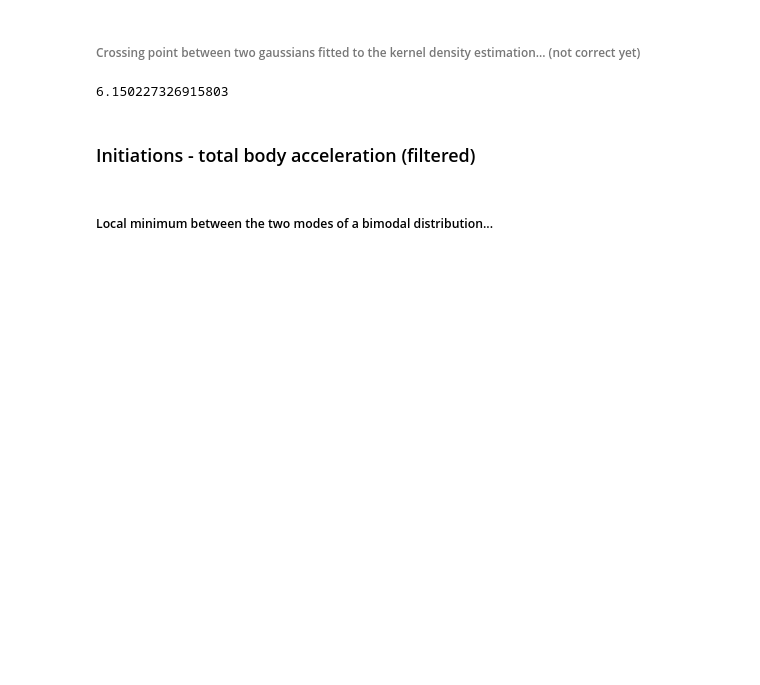
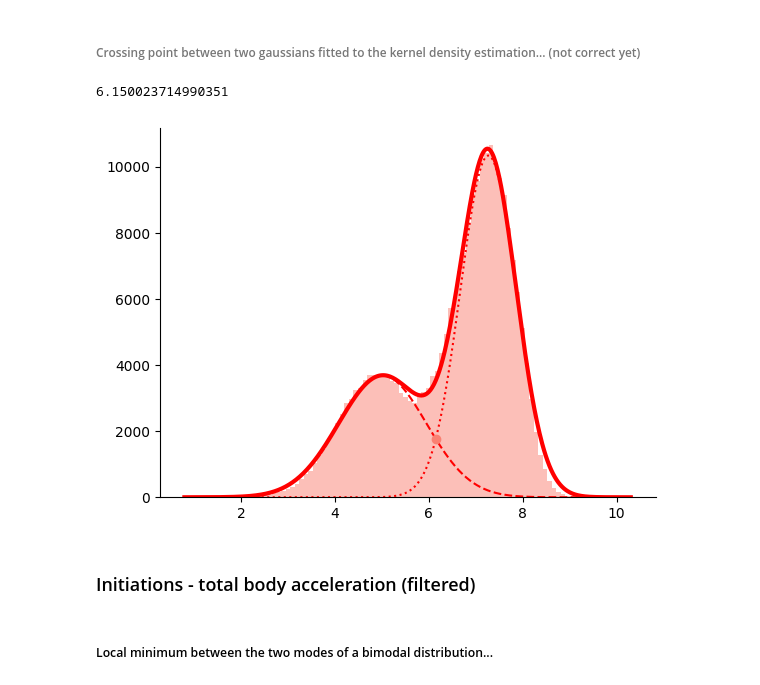
Before and after one commit to DiogoMeloNPU/eurDyscover_open_field_analysis, a Jupyter notebook: Single_session_analysis.ipynb, the cells around one changed output. Drawn from its saved outputs; the diff is of its cells as text; code cells hidden in the pictures; blank space fills up the shorter version.

```diff
--- a/Single_session_analysis.ipynb
+++ b/Single_session_analysis.ipynb
@@ -1177,43 +1209,46 @@ import pandas as pd
 from scipy.optimize import curve_fit
 from shapely.geometry import LineString
 
-y,x,_=plt.hist(np.log(df_acceldata_accel['Total_accel']), bins=100, color='lightblue')
+y,x,_=plt.hist(np.log(df_timestamps_accel_interpolation['Total_accel']), bins=100, color='salmon', alpha = 0.5)
 
 x=(x[1:]+x[:-1])/2
 
 def gauss(x, mu, sigma, A):
     return A*np.exp(-(x-mu)**2/2/sigma**2)
 
 def bimodal(x, mu1, sigma1, A1, mu2, sigma2, A2):
     return gauss(x, mu1, sigma1, A1)+gauss(x, mu2, sigma2, A2)
 
 # maybe define the expected values from the data: in this case, I can find the max count value and use it or A1 and A2
 expected = (4, .1, max(y)/2, 7, .1, max(y)/2)
 params, cov = curve_fit(bimodal, x, y, expected,
                         #[[lower], [upper]] bounds for mu1, sigma1, A1, mu2, sigma2, A2
                         bounds=[[-np.inf, 0, 0, -np.inf, 0, 0], [np.inf, np.inf, np.inf, np.inf, np.inf, np.inf]])
 sigma=np.sqrt(np.diag(cov))
 x_fit = np.linspace(x.min(), x.max(), 500)
 f = gauss(x_fit, *params[:3])
 g = gauss(x_fit, *params[3:])
 #print(pd.DataFrame(data={'params': params, 'sigma': sigma}, index=bimodal.__code__.co_varnames[1:]))
 plt.plot(x_fit, bimodal(x_fit, *params), color='red', lw=3, label='model')
 plt.plot(x_fit, gauss(x_fit, *params[:3]), color='red', ls='--')
 plt.plot(x_fit, gauss(x_fit, *params[3:]), color='red', ls=':')
+plt.gca().spines['top'].set_visible(False)
+plt.gca().spines['right'].set_visible(False)
 
 first_line = LineString(np.column_stack((x_fit, f)))
 second_line = LineString(np.column_stack((x_fit, g)))
 intersection = first_line.intersection(second_line)
 
 if intersection.geom_type == 'MultiPoint':
     plt.plot(*LineString(intersection).xy, 'o')
 elif intersection.geom_type == 'Point':
-    plt.plot(*intersection.xy, 'o', color='orange')
+    plt.plot(*intersection.xy, 'o', color='salmon')
 
 cutOff_cg = intersection.xy[0][0]
-cutOff_cg #not the real cutoff since I used the log o the data
+cutOff_cg #not the real cutoff since I used the log of the data
 # %% [output]
-6.150227326915803
+6.150023714990351
+[figure, added]
 # %%
 # obtain periods of movement (cg - cross gaussian)
 moving_accel_cg = []
```
Also changed, not shown: parts of 8 cells of this notebook.
